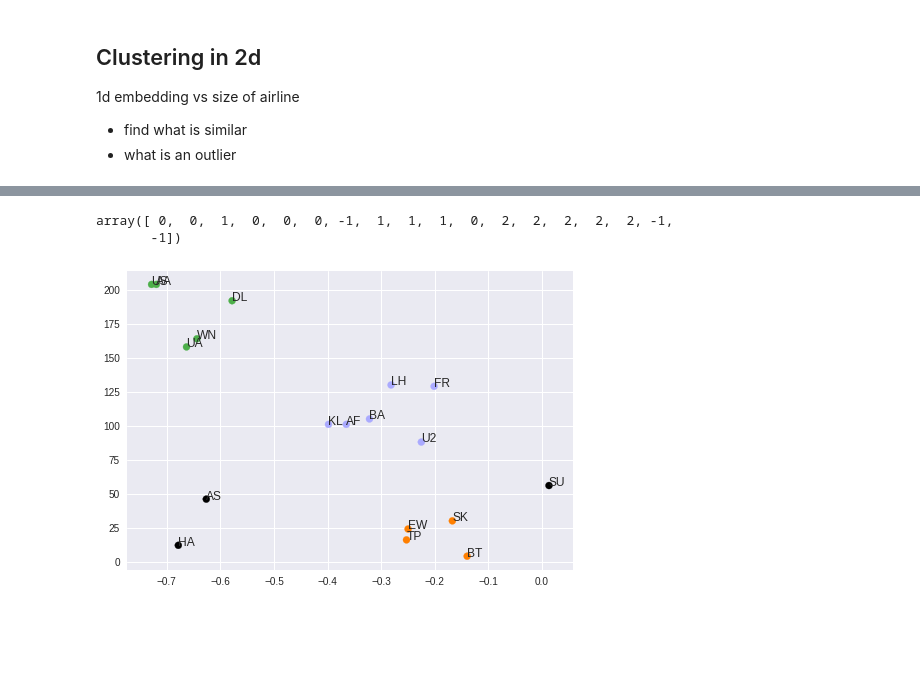
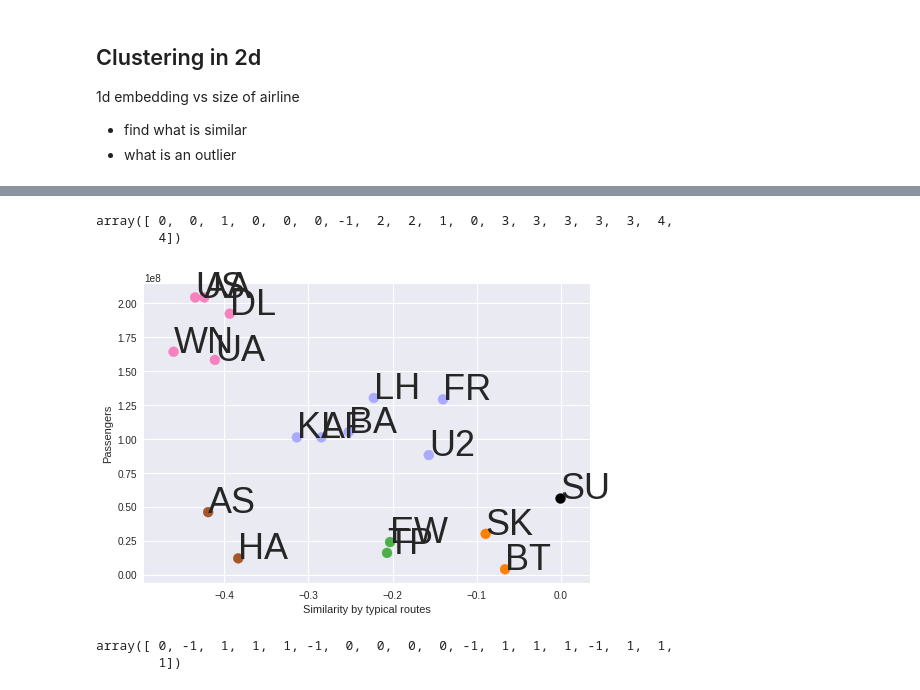
Before and after one commit to subodhchhabra/ai, a Jupyter notebook: notebooks/2019_tf/airline2vec.ipynb, the cells around one changed output, grey strips where cells are left out. Saved outputs shown, nothing was run; the diff lists cells and outputs as text; code cells hidden in the pictures; blank space fills up the shorter version.

```diff
--- a/notebooks/2019_tf/airline2vec.ipynb
+++ b/notebooks/2019_tf/airline2vec.ipynb
@@ -321,8 +321,8 @@ Wall time: 420 ms
 # %%
 %%time
 
-EPOCHS=25
-BATCH_SIZE=100
+EPOCHS=20
+BATCH_SIZE=1000
 
 history = model.fit(x, Y, epochs=EPOCHS, batch_size=BATCH_SIZE, verbose=1)
 
@@ -444,7 +444,7 @@ sample_sizes = [airline_size[name] * 1e6 for name in sample_names]
 # plt.figure(dpi=600)
 # plt.axis('off')
 
-plt.scatter(embeddings_1d, sizes_for_samples)
-for name, x_pos, y_pos in zip(sample_names, embeddings_1d, sizes_for_samples):
+plt.scatter(embeddings_1d, sample_sizes)
+for name, x_pos, y_pos in zip(sample_names, embeddings_1d, sample_sizes):
   plt.annotate(name, (x_pos,  y_pos))
 # %% [output]
@@ -453,5 +453,8 @@ for name, x_pos, y_pos in zip(sample_names, embeddings_1d, sizes_for_samples):
 from sklearn.preprocessing import StandardScaler
 
 embeddings_1d_scaled = StandardScaler().fit_transform(embeddings_1d.reshape(-1, 1))
-embeddings_1d_scaled
+sizes_for_samples_scaled = StandardScaler().fit_transform(np.array(sample_sizes).reshape(-1, 1))
+X = np.dstack((embeddings_1d_scaled.reshape(-1), sizes_for_samples_scaled.reshape(-1)))[0]
+X_scaled = StandardScaler().fit_transform(X)
+X_scaled
 # %% [output]
@@ -521,30 +479,41 @@ array([[ 0.52858238,  0.48321195],
 # %%
 from sklearn.cluster import DBSCAN
 
-clf = DBSCAN(eps=0.75, min_samples=3)
-clf.fit(X)
+clf = DBSCAN(eps=0.75, min_samples=2)
+clf.fit(X_scaled)
 clusters = clf.labels_.astype(np.int)
 clusters
 # %% [output]
-array([ 0,  0,  1,  0,  0,  0, -1,  1,  1,  1,  0,  2,  2,  2,  2,  2, -1,
-       -1])
+array([ 0,  0,  1,  0,  0,  0, -1,  2,  2,  1,  0,  3,  3,  3,  3,  3,  4,
+        4])
 # %%
 import matplotlib.pyplot as plt
 
 from itertools import cycle, islice
 
 # last color is black to properly display label -1 as noise (black)
 colors = np.append(np.array(list(islice(cycle(['#AAAAFF', '#ff7f00', '#4daf4a',
                                  '#f781bf', '#a65628', '#984ea3',
                                  '#999999', '#e41a1c', '#dede00']),
                           int(max(clusters) + 1)))), ['#000000'])
 
-plt.scatter(embeddings_1d, sizes_for_samples, color=colors[clusters])
-for name, x_pos, y_pos in zip(sample_names, embeddings_1d, sizes_for_samples):
-  plt.annotate(name, (x_pos,  y_pos))
+# plt.figure(dpi=600)
 
-# plt.scatter(embeddings_1d, sizes_for_samples_scaled, color=colors[clusters])
-# for name, x_pos, y_pos in zip(sample_names, embeddings_1d, sizes_for_samples):
-#   plt.annotate(name, (x_pos,  y_pos))
+plt.xlabel('Similarity by typical routes')
+plt.ylabel('Passengers')
+
+plt.scatter(embeddings_1d, sample_sizes, color=colors[clusters], s=100)
+for name, x_pos, y_pos in zip(sample_names, embeddings_1d, sample_sizes):
+  plt.annotate(name, (x_pos,  y_pos), fontsize=36)
 # %% [output]
-[figure, old version]
+[figure, new version]
+# %%
+X = StandardScaler().fit_transform(embeddings_2d)
+
+clf = DBSCAN(eps=0.75, min_samples=2)
+clf.fit(X)
+clusters = clf.labels_.astype(np.int)
+clusters
+# %% [output]
+array([ 0, -1,  1,  1,  1, -1,  0,  0,  0,  0, -1,  1,  1,  1, -1,  1,  1,
+        1])
```
Also changed, not shown: parts of 18 cells of this notebook.
